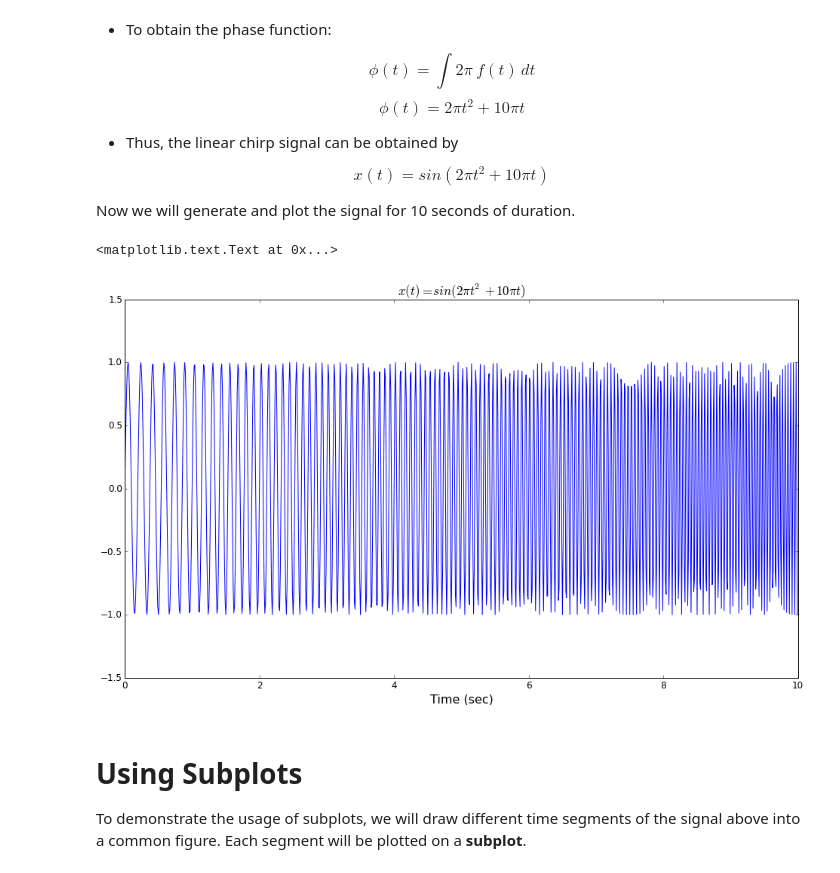
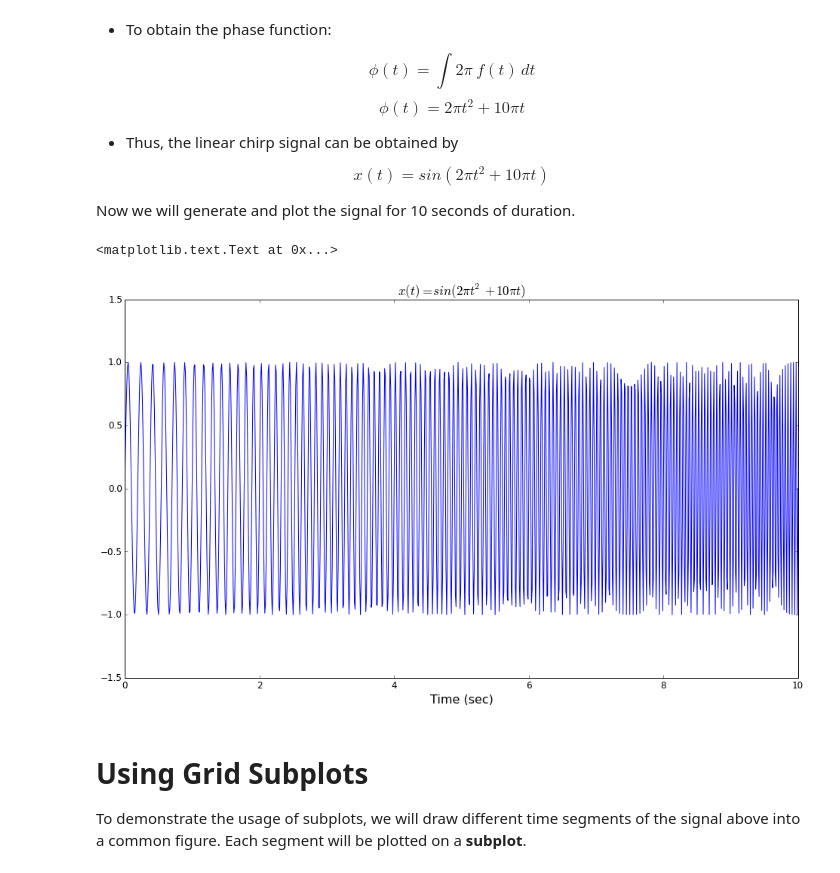
Before and after one commit to GurayGurkan/Lecture-Codes-Signal-Processing-Applications, a Jupyter notebook: EE0404_Lecture5.ipynb, the cells around one changed output. Cells and saved outputs as stored; diff of their text form; code cells hidden in the pictures.

```diff
--- a/EE0404_Lecture5.ipynb
+++ b/EE0404_Lecture5.ipynb
@@ -124,18 +124,18 @@ $$ x(t) = sin(2\pi t^2 + 10\pi t ) $$
 Now we will generate and plot the signal for 10 seconds of duration.
 # %%
 fs = 100.0
-t = arange(10*fs)/fs # 1000 samples
+t = arange(10*fs+1)/fs # 1001 samples, exactly 10 seconds.
 
 x = sin(2*pi*t*t+10*pi*t)
 plot(t,x)
 ylim([-1.5, 1.5])
 xlabel('Time (sec)',fontsize=16)
 title('$ x(t) = sin(2\pi t^2 + 10\pi t )$',fontsize=17)
 # %% [output]
 <matplotlib.text.Text at 0x...>
-[figure, old version]
+[figure, new version]
 # %% [markdown]
-# Using Subplots
+# Using Grid Subplots
 
 To demonstrate the usage of subplots, we will draw different time segments of the signal above into a common figure. Each segment will be plotted on a **subplot**.
 # %%
```
Also changed, not shown: parts of 7 cells of this notebook, 8 other files.
